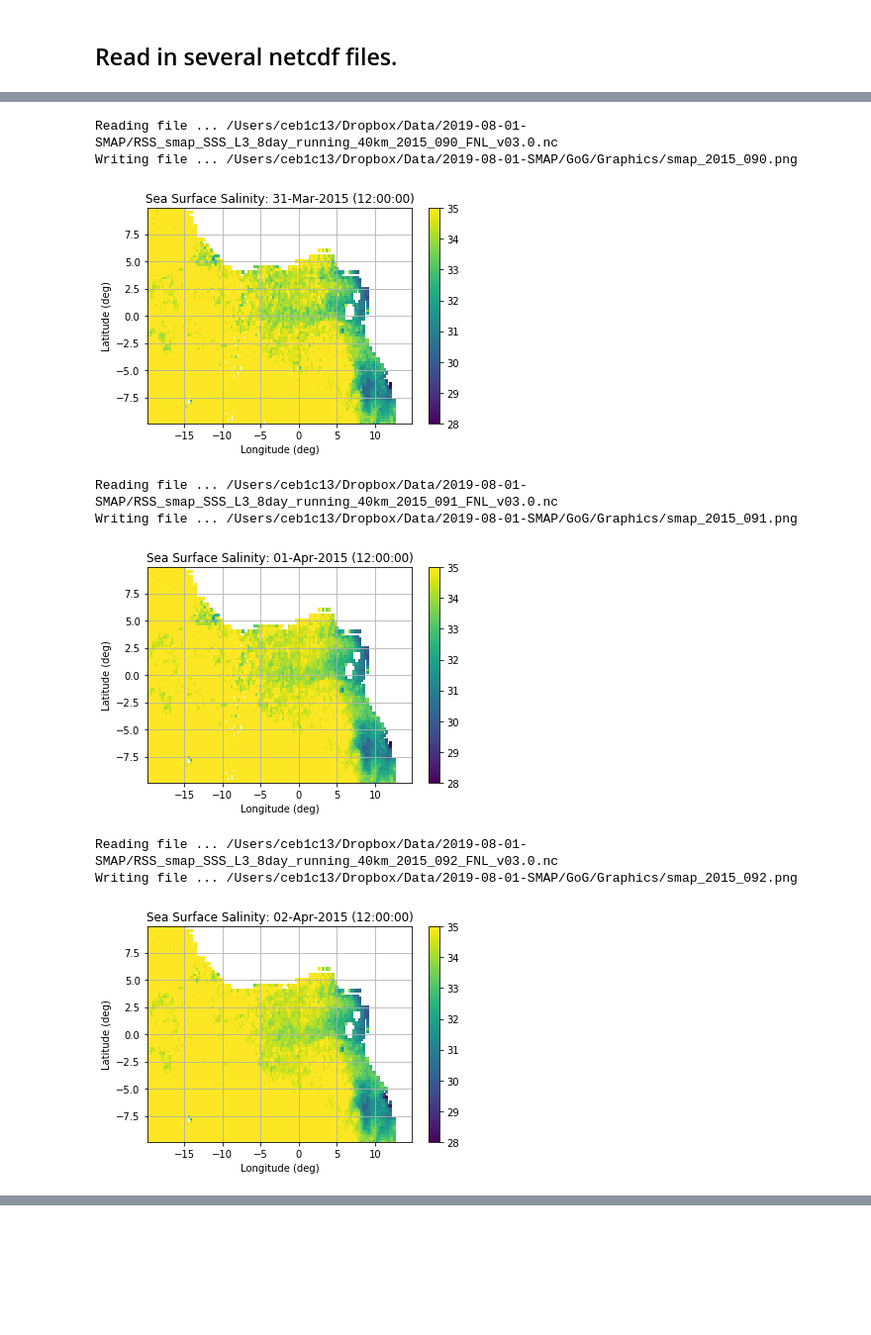
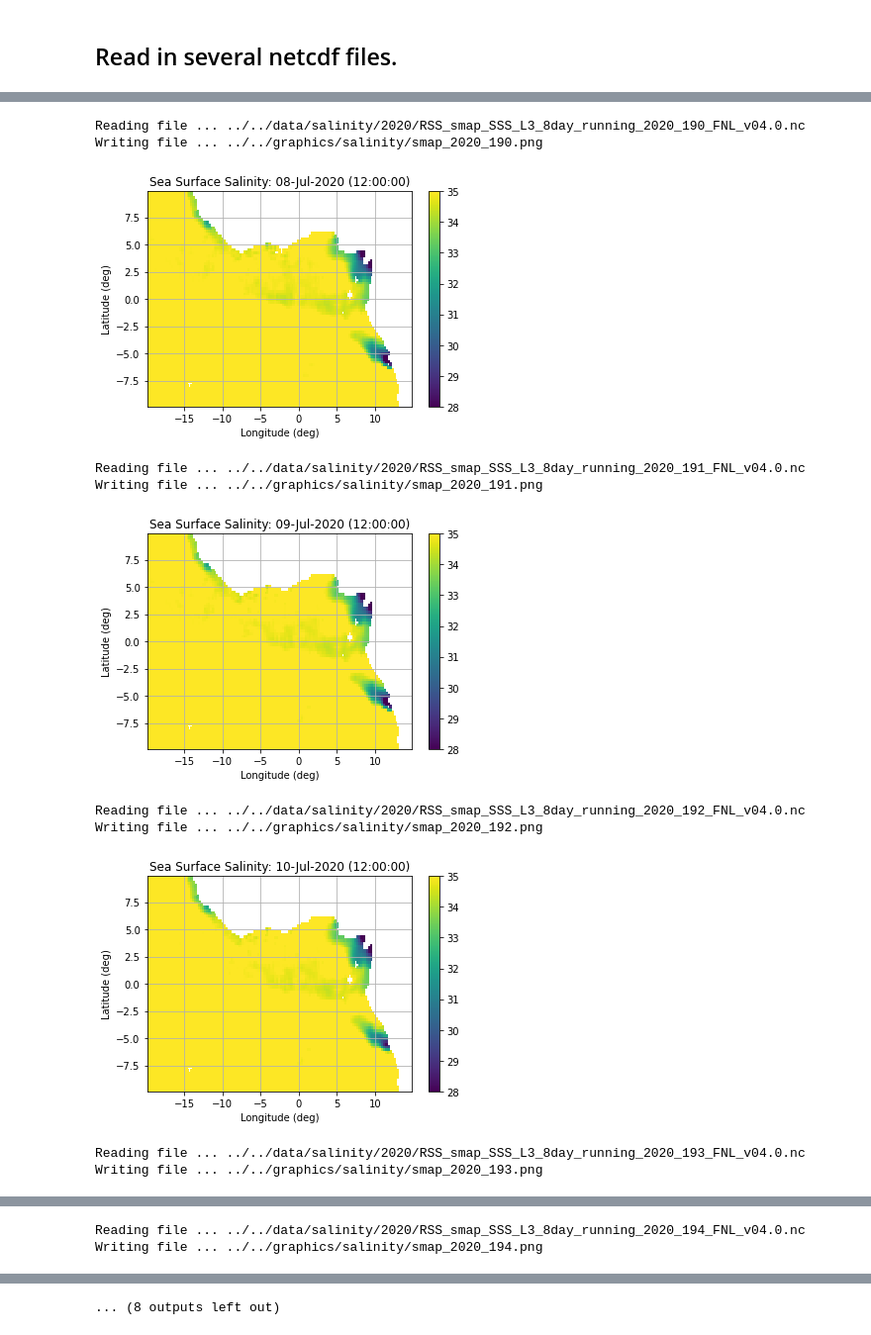
Before and after one commit to cebuckingham/remote-sensing-gog, a Jupyter notebook: local/RemoteSensing_Lesson2.ipynb, the cells around one changed output, grey strips where cells are left out. Shown at 99% size. Saved outputs shown, nothing was run; the diff lists cells and outputs as text; code cells hidden in the pictures; blank space fills up the shorter version.

```diff
--- a/local/RemoteSensing_Lesson2.ipynb
+++ b/local/RemoteSensing_Lesson2.ipynb
@@ -126,0 +147,7 @@ for icounter in range(nyear_of_interest): # loop over years
+# %%
+# We can check the contents of the dictionary by
+# looping over the filenames we stored.
+for ii in range(len(infiles)): # loop over infiles
+
+        infile_tmp = infiles[ii] # present filename
+        print(infile_tmp)
@@ -126,0 +171,11 @@ for icounter in range(nyear_of_interest): # loop over years
+# %%
+import IOtools
+
+# Define inputs to the function.
+basedirin = "../../data/salinity/" # main directory, remember the slash on the end of the pathname
+years_of_interest = np.array([2020])
+ext = ".nc" # define extensions
+sw_years = True # this is a switch that tells the program to look inside "year" folders
+
+# Call the function to get the list of filenames in that directory and for those years of interest.
+infiles = IOtools.get_filenames_smap(basedirin,years_of_interest,ext,sw_years) # this is the same as python's meshgrid so one could use that instead
@@ -130,0 +201,9 @@ It would also be helpful to handle time a little differently--i.e. converting fr
+# %%
+# The following example converts "seconds since 2000/01/01 00:00:00" to
+# a user-friendly string, like "31-Dec-2019 (00:00:00)".
+reftime = dt.datetime(2000,1,1,0,0,0) # define reference time using "datetime" package
+etime = np.array([ 631065600 ]) # seconds since reference time, in this case 2000/01/01 00:00:00
+dtime = etime / 86400 # this is the number of days since 2000/01/01 00:00:00
+time_info = np.array([ reftime + dt.timedelta(days=dtime[ii]) for ii in range(len(dtime)) ])
+time_str = dt.datetime.strftime(time_info[0],"%d-%b-%Y (%H:%M:%S)")
+print(time_str)
@@ -131,6 +240,9 @@ It would also be helpful to handle time a little differently--i.e. converting fr
 # %%
 # Determine the number of files.
 nfile = len(infiles)
+
+# Define the base output directory.
+basedirout = "../../graphics/salinity/" # main directory, remember the slash on the end of the pathname
 
 # Now loop over each file and display.
 for counter in range(nfile):
@@ -171,7 +283,7 @@ for counter in range(nfile):
     sdata = sss.shape
 
     # Simple manner of handling time.
-    dtime = etime/86400 # convert seconds to days since ...
+    dtime = etime/86400 # convert seconds since reference to days since reference ...
 
     #======================================================
     # Subset for the region of interest.
@@ -234,41 +346,43 @@ for counter in range(nfile):
     plt.xlabel('Longitude (deg)')
     plt.ylabel('Latitude (deg)')
     plt.title('Sea Surface Salinity: '+ time_str)# here we need to insert a date inside the brackets
     plt.grid()
     plt.colorbar()
 
     # Note that we had to get rid of the plt.show() command.
     # Please ask Dr. Paige why this is.
 
     #======================================================
     # Create text for the output filename.
 
     yyyy = str(yr)
     ddd = str(dy)
     if (dy < 10.0):
         ddd = "00"+ddd
     elif (dy >= 10) & (dy < 100):
         ddd = "0"+ddd
     else:
         ddd = ddd
 
     yyyy_ddd = yyyy + "_" + ddd
 
     # Print image to file.
-    outdir = basedirout + "Graphics/"
+    outdir = basedirout
     outfile = outdir+'smap_'+ yyyy_ddd + '.png'
     #outfile = outdir+'smap_'+ yyyy_ddd + str(counter)+'.png'
     print("Writing file ... " + outfile)
-    plt.savefig(outfile,format='png',dpi=300)
+    plt.savefig(outfile,format='png',dpi=200)
 
     plt.pause(1) # time.sleep(0.5)
 # %% [output]
-Reading file ... /Users/ceb1c13/Dropbox/Data/2019-08-01-SMAP/RSS_smap_SSS_L3_8day_running_40km_2015_090_FNL_v03.0.nc
-Writing file ... /Users/ceb1c13/Dropbox/Data/2019-08-01-SMAP/GoG/Graphics/smap_2015_090.png
+Reading file ... ../../data/salinity/2020/RSS_smap_SSS_L3_8day_running_2020_190_FNL_v04.0.nc
+Writing file ... ../../graphics/salinity/smap_2020_190.png
-[figure, old version]
+[figure, new version]
-Reading file ... /Users/ceb1c13/Dropbox/Data/2019-08-01-SMAP/RSS_smap_SSS_L3_8day_running_40km_2015_091_FNL_v03.0.nc
-Writing file ... /Users/ceb1c13/Dropbox/Data/2019-08-01-SMAP/GoG/Graphics/smap_2015_091.png
+Reading file ... ../../data/salinity/2020/RSS_smap_SSS_L3_8day_running_2020_191_FNL_v04.0.nc
+Writing file ... ../../graphics/salinity/smap_2020_191.png
-[figure, old version]
+[figure, new version]
-Reading file ... /Users/ceb1c13/Dropbox/Data/2019-08-01-SMAP/RSS_smap_SSS_L3_8day_running_40km_2015_092_FNL_v03.0.nc
-Writing file ... /Users/ceb1c13/Dropbox/Data/2019-08-01-SMAP/GoG/Graphics/smap_2015_092.png
+Reading file ... ../../data/salinity/2020/RSS_smap_SSS_L3_8day_running_2020_192_FNL_v04.0.nc
+Writing file ... ../../graphics/salinity/smap_2020_192.png
-[figure, old version]
+[figure, new version]
+Reading file ... ../../data/salinity/2020/RSS_smap_SSS_L3_8day_running_2020_193_FNL_v04.0.nc
+Writing file ... ../../graphics/salinity/smap_2020_193.png
@@ -274,0 +390,2 @@ Writing file ... /Users/ceb1c13/Dropbox/Data/2019-08-01-SMAP/GoG/Graphics/smap_2
+Reading file ... ../../data/salinity/2020/RSS_smap_SSS_L3_8day_running_2020_194_FNL_v04.0.nc
+Writing file ... ../../graphics/salinity/smap_2020_194.png
@@ -275,3 +396,4 @@ Writing file ... /Users/ceb1c13/Dropbox/Data/2019-08-01-SMAP/GoG/Graphics/smap_2
+... (8 outputs left out)
 # %% [markdown]
 As __[before](Salinity_GulfOfGuinea_Lesson1.ipynb)__, **there seems to be a lot of low-salinity water (fresh water) emanating from the coastline and which is likely due to the Congo and Niger rivers.**
 
```
Also changed, not shown: parts of 24 cells of this notebook, 1 other file.
